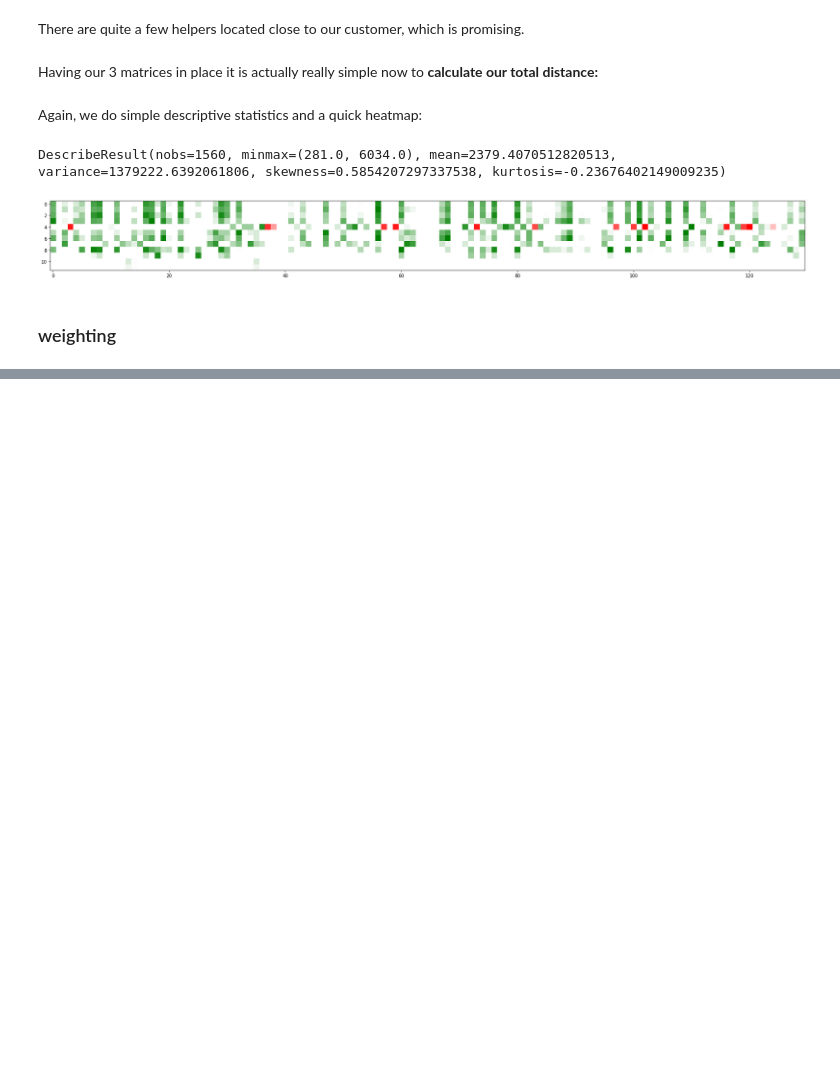
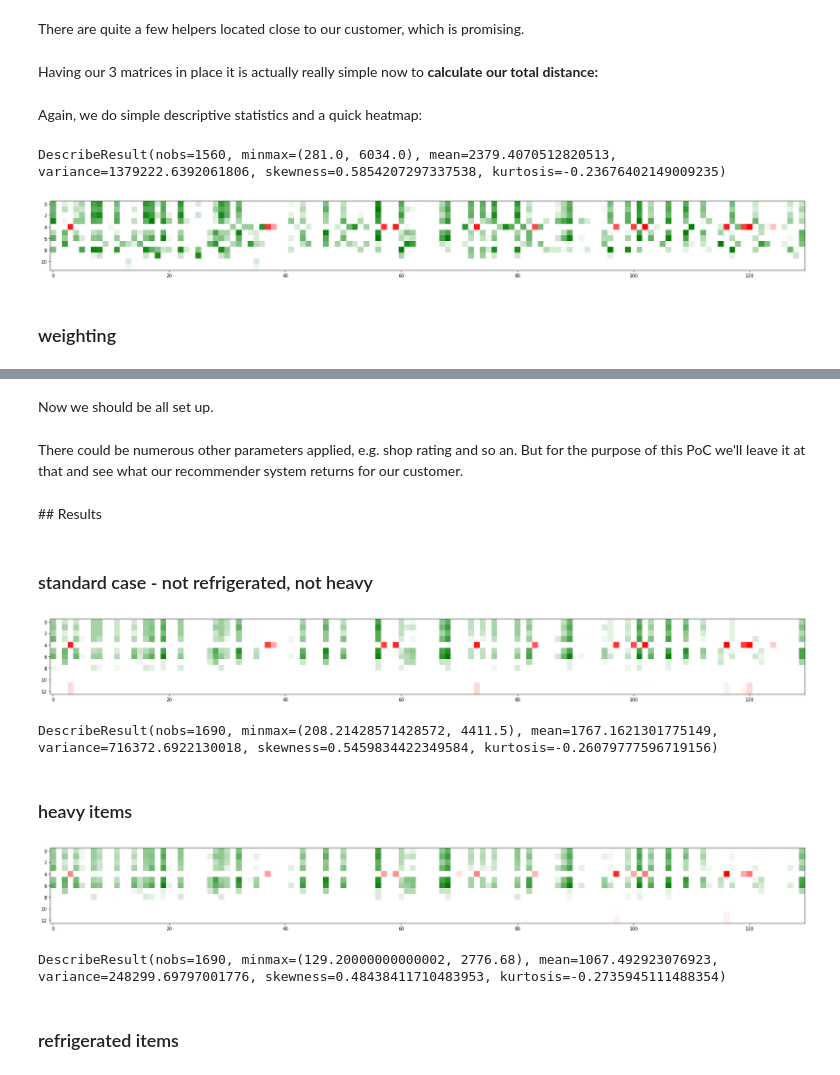
Before and after one commit to Funisher-code/Coursera_Capstone, a Jupyter notebook: notebook/POC_food_delivery_recommender_system.ipynb, the cells around one changed output, grey strips where cells are left out. Drawn from its saved outputs; the diff is of its cells as text; code cells hidden in the pictures; blank space fills up the shorter version.

Commit message:
geo visualizations

```diff
--- a/notebook/POC_food_delivery_recommender_system.ipynb
+++ b/notebook/POC_food_delivery_recommender_system.ipynb
@@ -856,0 +835,21 @@ It's also obvious that HtoS and CtoH have no relevance at all in our current set
+# %%
+print('Now we have a look at what weights are applied when we alter our variables\n')
+
+print('First we\'re getting the current temperature:')
+temp=getWeatherData(custLatitude, custLongitude, OWM_APIKEY, OWM_VERSION)['main']['temp']
+print('temperature at customer location:',temp,'°C\n')
+
+np.set_printoptions(formatter={'float': lambda x: "{0:0.3f}".format(x)}) # print floats to only 3 digits precision
+
+print('[HtoS  StoC StoC_T CtoH totDis]')
+standard_weights = returnWeights (temp, isRefrigerated=False, isHeavy=False)
+print(standard_weights,'-> standard case')
+
+heavy_weights = returnWeights (temp, isRefrigerated=False, isHeavy=True)
+print(heavy_weights,'-> heavy items')
+
+frigo_weights = returnWeights (temp, isRefrigerated=True, isHeavy=False)
+print(frigo_weights,'-> refrigerated items')
+
+hot_heavy_frigo_weights = returnWeights (temperature=35, isRefrigerated=True, isHeavy=True)
+print(hot_heavy_frigo_weights,'-> heavy refrigerated item on a hot summers day')
@@ -856,0 +873,5 @@ It's also obvious that HtoS and CtoH have no relevance at all in our current set
+# %%
+# generate matrix with length corresponding to our number of helpers and about 20% having a trolley
+hTrolley=np.random.choice([0, 1], size=helperData.shape[0], p=[.8, .2])
+#hTrolley=hTrolley.reshape((-1, 1))
+print(stats.describe(hTrolley,axis=None))
@@ -856,0 +882,33 @@ It's also obvious that HtoS and CtoH have no relevance at all in our current set
+# %%
+def calcScores(HtoS, StoC, CtoH, totDist, weights, hTrolley):
+    w_HtoS=weights[0]
+    w_StoC=weights[1]
+    w_StoC_T=weights[2]
+    w_CtoH=weights[3]
+    w_totDist=weights[4]
+
+    return w_HtoS*HtoS + w_StoC*StoC*hTrolley + w_StoC_T*StoC*abs(hTrolley-1) + w_CtoH*CtoH + w_totDist*totDist
+# %% [markdown]
+Now we should be all set up.
+# %% [markdown]
+There could be numerous other parameters applied, e.g. shop rating and so an. But for the purpose of this PoC we'll leave it at that and see what our recommender system returns for our customer.
+# %% [markdown]
+## Results
+# %% [markdown]
+### standard case - not refrigerated, not heavy
+# %%
+standard_score = calcScores(HtoS, StoC, CtoH, totDist, standard_weights, hTrolley)
+# %%
+# Heatmap of total distances for all shop and helper combinations
+# (green = lower score = better, red = high score = bad choice)
+plt.figure(figsize = (30,30))
+plt.imshow(standard_score, cmap=greenToRed)
+plt.show()
+# %% [output]
+[figure, added]
+# %%
+stats.describe(standard_score,axis=None)
+# %% [output]
+DescribeResult(nobs=1690, minmax=(208.21428571428572, 4411.5), mean=1767.1621301775149, variance=716372.6922130018, skewness=0.5459834422349584, kurtosis=-0.26079777596719156)
+# %% [markdown]
+### heavy items
@@ -856,0 +917,14 @@ It's also obvious that HtoS and CtoH have no relevance at all in our current set
+# %%
+# Heatmap of total distances for all shop and helper combinations
+# (green = lower score = better, red = high score = bad choice)
+plt.figure(figsize = (30,30))
+plt.imshow(heavy_score, cmap=greenToRed)
+plt.show()
+# %% [output]
+[figure, added]
+# %%
+stats.describe(heavy_score,axis=None)
+# %% [output]
+DescribeResult(nobs=1690, minmax=(129.20000000000002, 2776.68), mean=1067.492923076923, variance=248299.69797001776, skewness=0.48438411710483953, kurtosis=-0.2735945111488354)
+# %% [markdown]
+### refrigerated items
```
Also changed, not shown: parts of 79 cells of this notebook, 1 other file.
